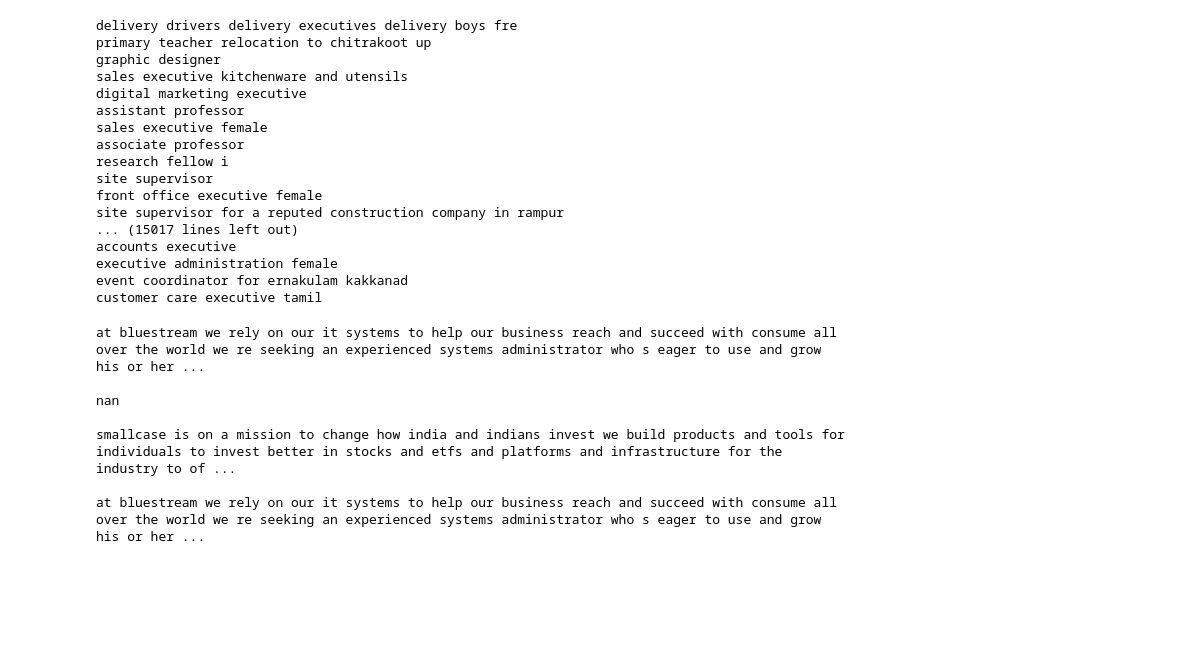
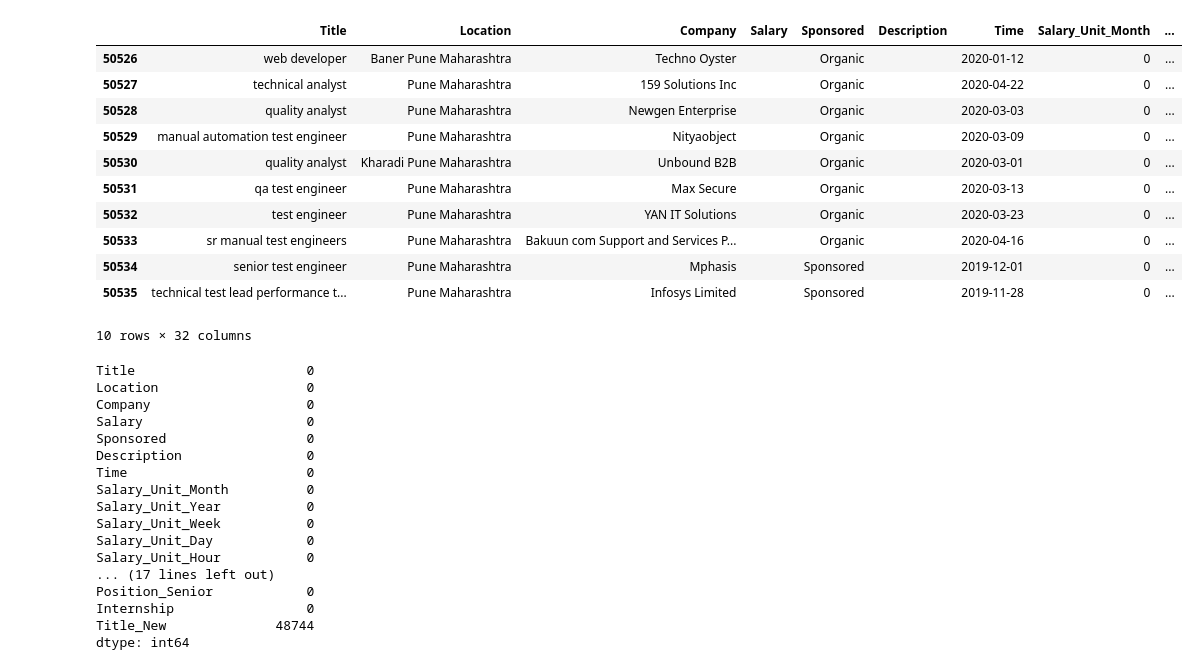
Before and after one commit to alvynabranches/Machine_Learning_With_Job_Data, a Jupyter notebook: try.ipynb, the cells around one changed output. Drawn from its saved outputs; the diff is of its cells as text; code cells hidden in the pictures; blank space fills up the shorter version.

```diff
--- a/try.ipynb
+++ b/try.ipynb
@@ -43,33 +41,35 @@ df.to_excel('pp_23_04_00:06.xlsx', index=False)
-# %%
-for e in df['Title']:
-    print(e)
-# %% [output]
-delivery drivers delivery executives delivery boys fre
-primary teacher relocation to chitrakoot up
-graphic designer
-sales executive kitchenware and utensils
-digital marketing executive
-assistant professor
-sales executive female
-associate professor
-research fellow i
-site supervisor
-front office executive female
-site supervisor for a reputed construction company in rampur
-... (15017 lines left out)
-accounts executive
-executive administration female
-event coordinator for ernakulam kakkanad
-customer care executive tamil
-# %%
-for e in df[df['Title'] == 'system administrator']['Description'].unique():
-    print(e)
-    print()
-# %% [output]
-at bluestream we rely on our it systems to help our business reach and succeed with consume all over the world we re seeking an experienced systems administrator who s eager to use and grow his or her ...
-
-nan
-
-smallcase is on a mission to change how india and indians invest we build products and tools for individuals to invest better in stocks and etfs and platforms and infrastructure for the industry to of ...
-
-at bluestream we rely on our it systems to help our business reach and succeed with consume all over the world we re seeking an experienced systems administrator who s eager to use and grow his or her ...
+# %%
+df.tail(10)
+# %% [output]
+|  | Title | Location | Company | Salary | Sponsored | Description | Time | Salary_Unit_Month | ... |
+| 50526 | web developer | Baner Pune Maharashtra | Techno Oyster |  | Organic |  | 2020-01-12 | 0 | ... |
+| 50527 | technical analyst | Pune Maharashtra | 159 Solutions Inc |  | Organic |  | 2020-04-22 | 0 | ... |
+| 50528 | quality analyst | Pune Maharashtra | Newgen Enterprise |  | Organic |  | 2020-03-03 | 0 | ... |
+| 50529 | manual automation test engineer | Pune Maharashtra | Nityaobject |  | Organic |  | 2020-03-09 | 0 | ... |
+| 50530 | quality analyst | Kharadi Pune Maharashtra | Unbound B2B |  | Organic |  | 2020-03-01 | 0 | ... |
+| 50531 | qa test engineer | Pune Maharashtra | Max Secure |  | Organic |  | 2020-03-13 | 0 | ... |
+| 50532 | test engineer | Pune Maharashtra | YAN IT Solutions |  | Organic |  | 2020-03-23 | 0 | ... |
+| 50533 | sr manual test engineers | Pune Maharashtra | Bakuun com Support and Services P... |  | Organic |  | 2020-04-16 | 0 | ... |
+| 50534 | senior test engineer | Pune Maharashtra | Mphasis |  | Sponsored |  | 2019-12-01 | 0 | ... |
+| 50535 | technical test lead performance t... | Pune Maharashtra | Infosys Limited |  | Sponsored |  | 2019-11-28 | 0 | ... |
+10 rows × 32 columns
+# %%
+df.isnull().sum()
+# %% [output]
+Title                      0
+Location                   0
+Company                    0
+Salary                     0
+Sponsored                  0
+Description                0
+Time                       0
+Salary_Unit_Month          0
+Salary_Unit_Year           0
+Salary_Unit_Week           0
+Salary_Unit_Day            0
+Salary_Unit_Hour           0
+... (17 lines left out)
+Position_Senior            0
+Internship                 0
+Title_New              48744
+dtype: int64
```
Also changed, not shown: parts of 7 cells of this notebook, 6 other files.
